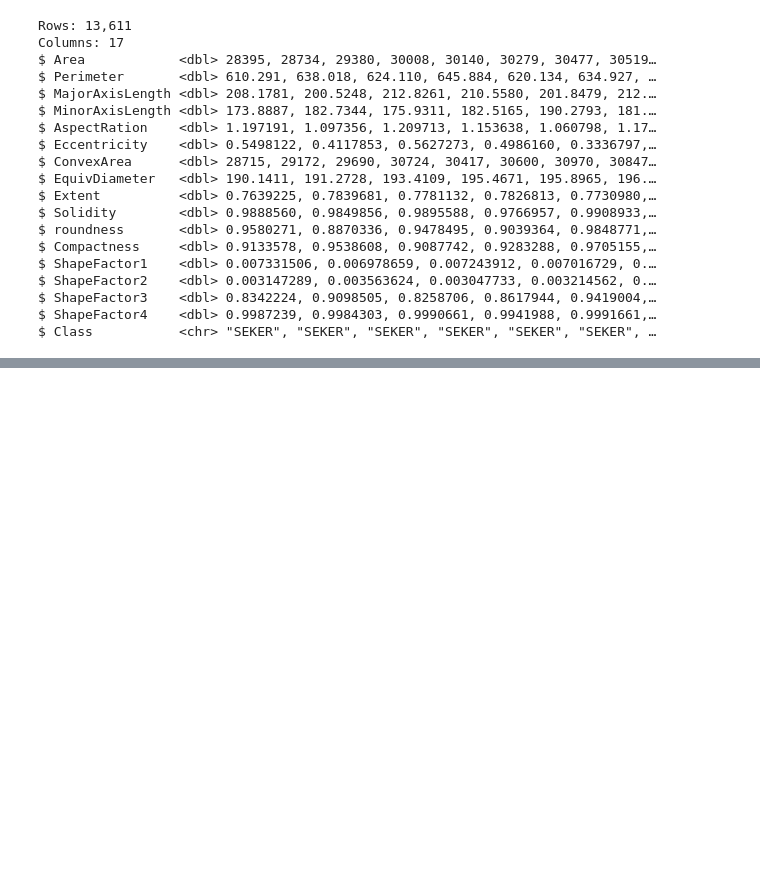
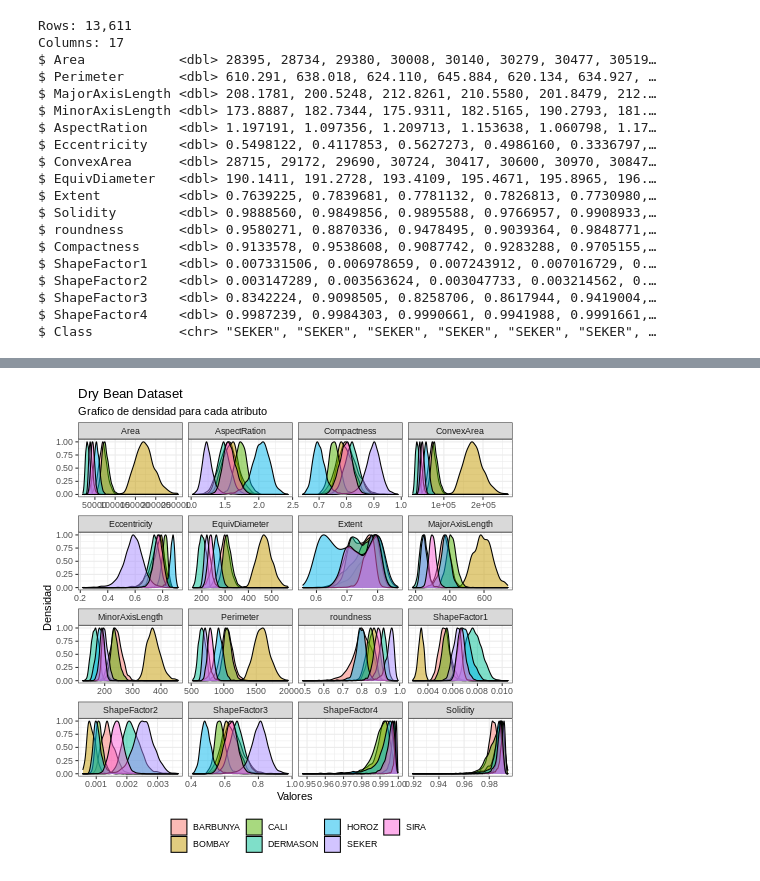
Before and after one commit to cramirez98/ProyectoAprendizajeAutomatico, a Jupyter notebook: ProyectoAprendizajeAutomatico.ipynb, the cells around one changed output, grey strips where cells are left out. Drawn from its saved outputs; the diff is of its cells as text; code cells hidden in the pictures; blank space fills up the shorter version.

```diff
--- a/ProyectoAprendizajeAutomatico.ipynb
+++ b/ProyectoAprendizajeAutomatico.ipynb
@@ -75,4 +89,7 @@ head(data)
 4  0.007016729  0.003214562    0.8617944    0.9941988 SEKER
 5  0.006697010  0.003664972    0.9419004    0.9991661 SEKER
 6  0.007020065  0.003152779    0.8532696    0.9992358 SEKER
+# %%
+%%R
+data$Class <- as.factor(data$Class)
 # %% [markdown]
@@ -152,0 +193,15 @@ EquivDiameter   Min.   :161.2       1st Qu.:215.1       Median :238.4
+# %%
+%%R
+data %>%
+  gather(Attributes, value, 1:16) %>%
+  ggplot(aes(x=value, fill=Class, ..scaled..)) +
+  geom_density(colour="black", alpha=0.5) +
+  facet_wrap(~Attributes, scales="free_x") +
+  labs(x="Valores", y="Densidad",
+       title="Dry Bean Dataset",
+       subtitle="Grafico de densidad para cada atributo") +
+  theme_bw() +
+  theme(legend.position="bottom",
+        legend.title=element_blank())
+# %% [output]
+[figure, added]
```
Also changed, not shown: parts of 13 cells of this notebook.
